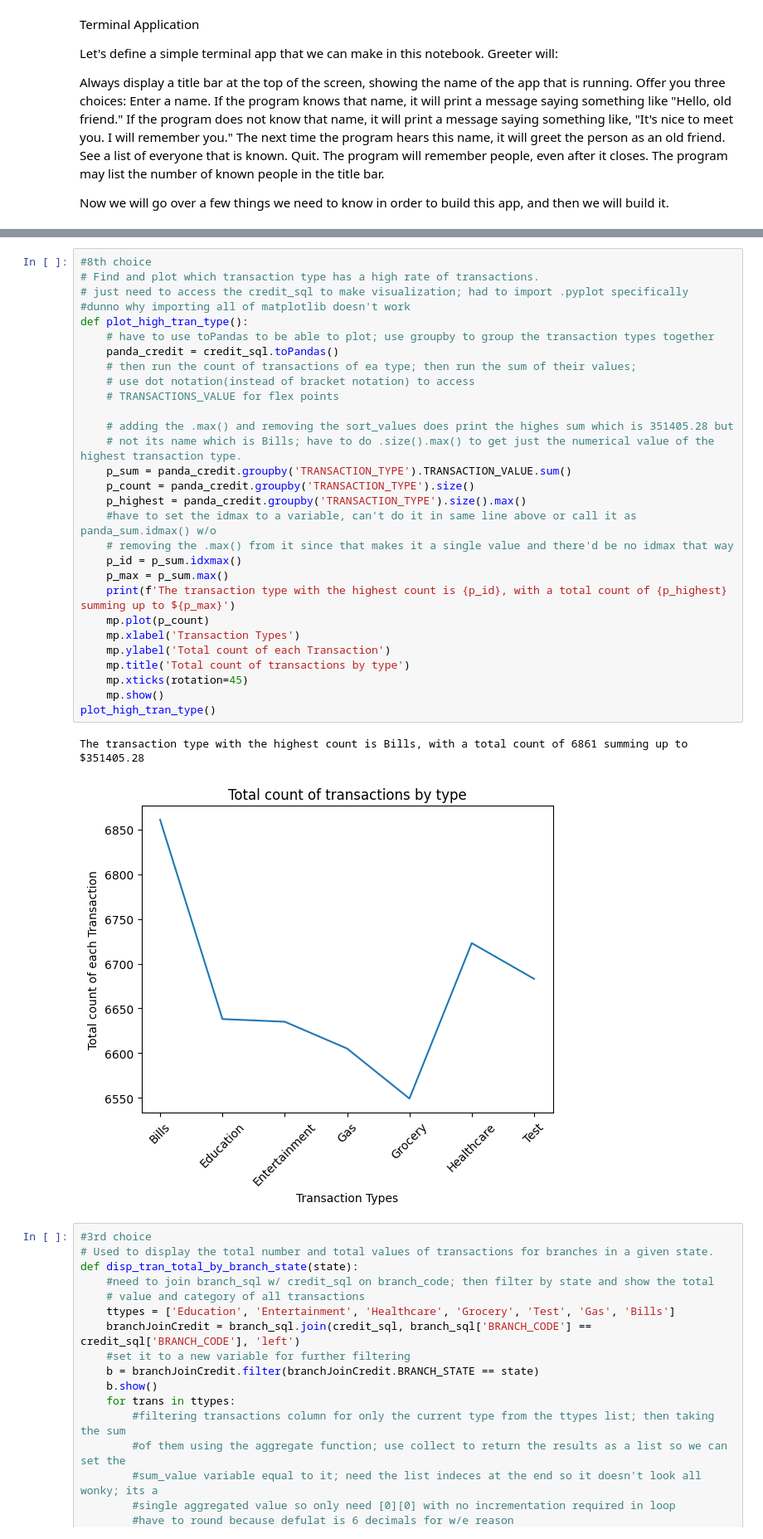
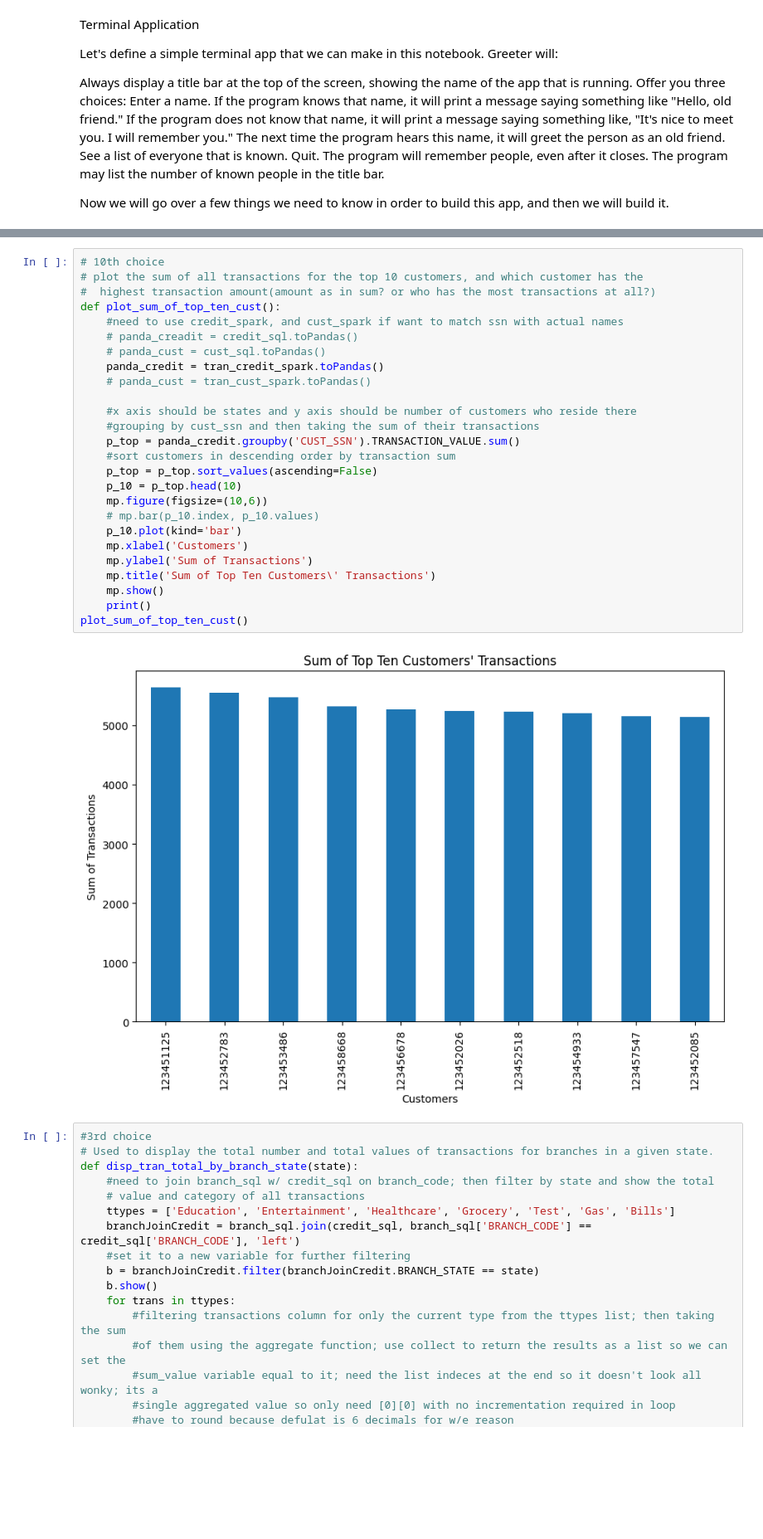
Before and after one commit to MikeJHChadwick/SBA-350-Final_Project, a Jupyter notebook: f_projectNB.ipynb, the cells around one changed output, grey strips where cells are left out. Shown at 83% size. Drawn from its saved outputs; the diff is of its cells as text; blank space fills up the shorter version.

Commit message:
Finished the last two plotting asks.

```diff
--- a/f_projectNB.ipynb
+++ b/f_projectNB.ipynb
@@ -556,38 +592,34 @@ while choice != 'q':
         ***  Greeter - Hello old and new friends!  ***
         **********************************************
 TypeError: get_user_choice() missing 1 required positional argument: 'choice'
-# %%
-#8th choice
-# Find and plot which transaction type has a high rate of transactions.
-# just need to access the credit_sql to make visualization; had to import .pyplot specifically
-#dunno why importing all of matplotlib doesn't work
-def plot_high_tran_type():
-    # have to use toPandas to be able to plot; use groupby to group the transaction types together
-    panda_credit = credit_sql.toPandas()
-    # then run the count of transactions of ea type; then run the sum of their values;
-    # use dot notation(instead of bracket notation) to access
-    # TRANSACTIONS_VALUE for flex points
-
-    # adding the .max() and removing the sort_values does print the highes sum which is 351405.28 but
-    # not its name which is Bills; have to do .size().max() to get just the numerical value of the highest transaction type.
-    p_sum = panda_credit.groupby('TRANSACTION_TYPE').TRANSACTION_VALUE.sum()
-    p_count = panda_credit.groupby('TRANSACTION_TYPE').size()
-    p_highest = panda_credit.groupby('TRANSACTION_TYPE').size().max()
-    #have to set the idmax to a variable, can't do it in same line above or call it as panda_sum.idmax() w/o
-    # removing the .max() from it since that makes it a single value and there'd be no idmax that way
-    p_id = p_sum.idxmax()
-    p_max = p_sum.max()
-    print(f'The transaction type with the highest count is {p_id}, with a total count of {p_highest} summing up to ${p_max}')
-    mp.plot(p_count)
-    mp.xlabel('Transaction Types')
-    mp.ylabel('Total count of each Transaction')
-    mp.title('Total count of transactions by type')
-    mp.xticks(rotation=45)
-    mp.show()
-plot_high_tran_type()
-# %% [output]
-The transaction type with the highest count is Bills, with a total count of 6861 summing up to $351405.28
-[figure, removed]
+# %%
+# 10th choice
+# plot the sum of all transactions for the top 10 customers, and which customer has the
+#  highest transaction amount(amount as in sum? or who has the most transactions at all?)
+def plot_sum_of_top_ten_cust():
+    #need to use credit_spark, and cust_spark if want to match ssn with actual names
+    # panda_creadit = credit_sql.toPandas()
+    # panda_cust = cust_sql.toPandas()
+    panda_credit = tran_credit_spark.toPandas()
+    # panda_cust = tran_cust_spark.toPandas()
+
+    #x axis should be states and y axis should be number of customers who reside there
+    #grouping by cust_ssn and then taking the sum of their transactions
+    p_top = panda_credit.groupby('CUST_SSN').TRANSACTION_VALUE.sum()
+    #sort customers in descending order by transaction sum
+    p_top = p_top.sort_values(ascending=False)
+    p_10 = p_top.head(10)
+    mp.figure(figsize=(10,6))
+    # mp.bar(p_10.index, p_10.values)
+    p_10.plot(kind='bar')
+    mp.xlabel('Customers')
+    mp.ylabel('Sum of Transactions')
+    mp.title('Sum of Top Ten Customers\' Transactions')
+    mp.show()
+    print()
+plot_sum_of_top_ten_cust()
+# %% [output]
+[figure, added]
 # %%
 #3rd choice
 # Used to display the total number and total values of transactions for branches in a given state.
```
Also changed, not shown: parts of 1 cell of this notebook.
